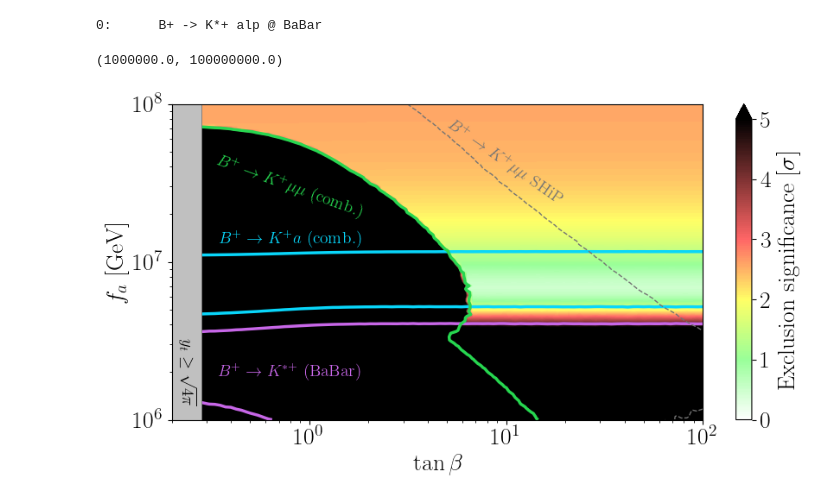
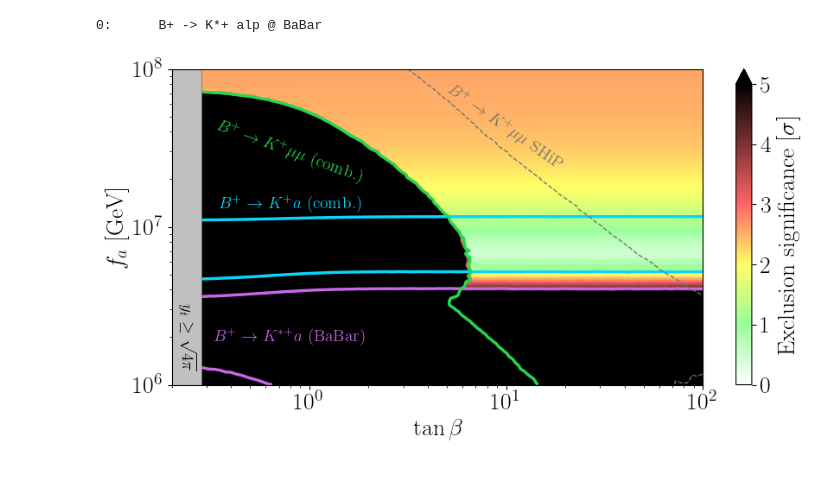
Before and after one commit to alp-aca/alp-aca, a Jupyter notebook: tutorials_v2/06_04_Scrutinizing_Belle2_ALP.ipynb, the cells around one changed output. Saved outputs shown, nothing was run; the diff lists cells and outputs as text; code cells hidden in the pictures.

```diff
--- a/tutorials_v2/06_04_Scrutinizing_Belle2_ALP.ipynb
+++ b/tutorials_v2/06_04_Scrutinizing_Belle2_ALP.ipynb
@@ -237,22 +237,21 @@ chi2_obs_ord = [c for c in chi2_obs if c.sector.contains_observable('B+ -> K+ a'
 # %%
 fig, ax = plt.subplots(figsize=(10,5))
 ax = exclusionplot( tanb_grid, fa_grid,chi2_obs_ord, r'$\tan\beta$', r'$f_a$ [GeV]',global_chi2=chi2_2HDM1[0], ax=ax)
 # ax = exclusionplot( tanb_grid, fa_grid,chi2_meas[11], r'$\tan\beta$', r'$f_a$ [GeV]',global_chi2=chi2_2HDM1[0], ax=ax)
 
 # ax.get_legend().set_bbox_to_anchor((0.55, 0.35, 1.0, 1.0))
 ax.get_legend().remove()
 
 
 ax.vlines(0.28, 1e6, 1e8, color='dimgray', linewidth=2)
 ax.fill_betweenx([ 1e6, 1e8],0.1, 0.28, color='silver', alpha=1, label=r'$y_t\leq \sqrt{4\pi}$',zorder=2)
 ax.text(0.24, 2e6, r'$y_t\geq \sqrt{4\pi} $', fontsize=14, color='black', ha='center', va='center', rotation=-90)
 ax.text(0.8, 1.4e7, r'$B^+\to K^+ a$ (comb.)', fontsize=14, color='#09d6fa', ha='center', va='center', rotation=0)
-ax.text(0.8, 2e6, r'$B^+\to K^{*+}$ (BaBar)', fontsize=14, color='#c767e7', ha='center', va='center', rotation=0)
+ax.text(0.8, 2e6, r'$B^+\to K^{*+} a$ (BaBar)', fontsize=14, color='#c767e7', ha='center', va='center', rotation=0)
 ax.text(0.8, 3e7, r'$B^+\to K^+ \mu\mu$ (comb.)', fontsize=14, color='#27d650', ha='center', va='center', rotation=-20)
 ax.text(10, 4.3e7, r'$B^+\to K^+ \mu\mu$ SHiP', fontsize=14, color='#747474', ha='center', va='center', rotation=-35)
 ax.set_xlim(0.2, 100)
 ax.set_ylim(1e6, 1e8)
 #fig.savefig('non_un_2HDM_2.pdf', bbox_inches='tight')
 # %% [output]
-(1000000.0, 100000000.0)
-[figure, old version]
+[figure, new version]
```
Also changed, not shown: 3 other files.
